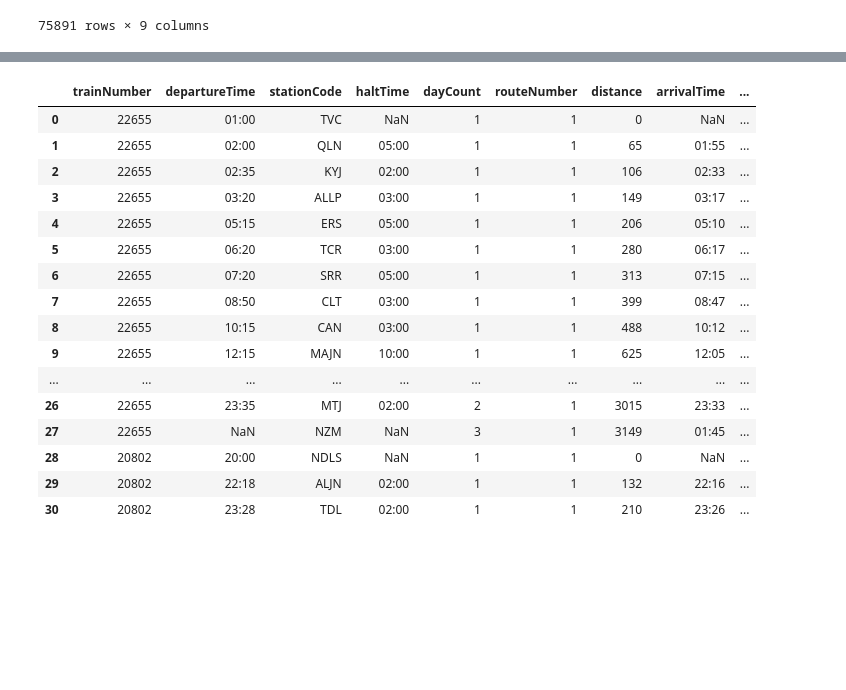
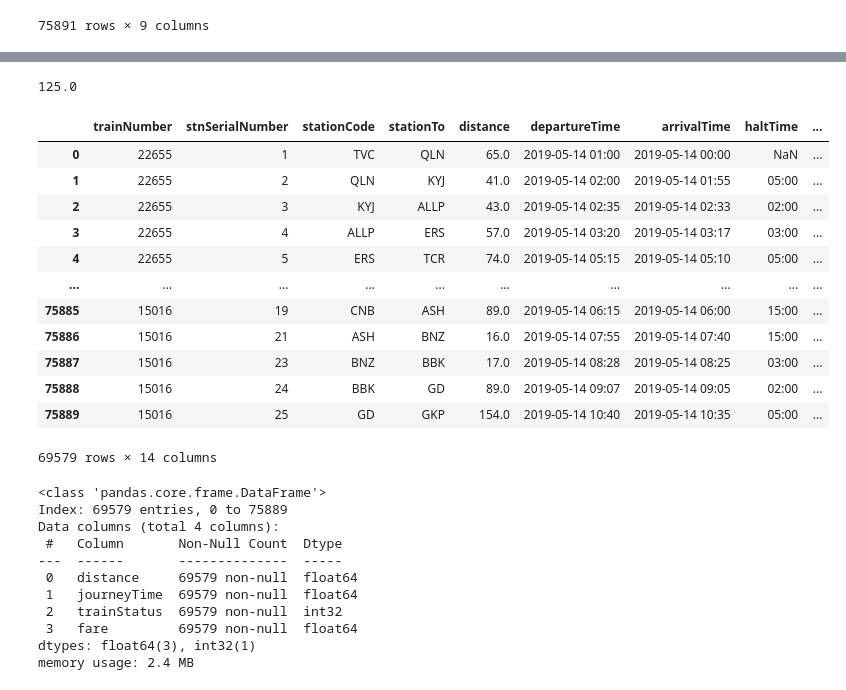
Before and after one commit to jadon1990/Indian-Railway-Fare-Prediction-Model, a Jupyter notebook: datapreparation.ipynb, the cells around one changed output, grey strips where cells are left out. Drawn from its saved outputs; the diff is of its cells as text; code cells hidden in the pictures; blank space fills up the shorter version.

```diff
--- a/datapreparation.ipynb
+++ b/datapreparation.ipynb
@@ -265,0 +252,4 @@ ValueError: cannot convert float NaN to integer
+# %%
+routeData['averageSpeed'] = routeData['distance']/(routeData['journeyTime']/60)
+# %%
+routeData['trainStatus'] = np.where(routeData['averageSpeed'] > 50, 1, 0)
@@ -266,20 +308,31 @@ ValueError: cannot convert float NaN to integer
+# %%
+calculateFare(1, 1, 0)
+# %% [output]
+125.0
+# %%
+baseFare = {
+        'base' : 50,
+        'superFase' : 100,
+        'perKM' : 50,
+        'time' : 25
+    }
+# %%
+routeData['fare'] = routeData['distance']*baseFare['perKM'] + routeData['journeyTime']*baseFare['time']
+routeData['fare'] = routeData['fare'] + np.where(routeData['trainStatus'] == 1, baseFare['superFase'], 0)
+# (baseFare['superFase'] if routeData['trainStatus'] else 0)
 # %%
-routeData.head(31)
+routeData
 # %% [output]
-|  | trainNumber | departureTime | stationCode | haltTime | dayCount | routeNumber | distance | arrivalTime | ... |
-| 0 | 22655 | 01:00 | TVC | NaN | 1 | 1 | 0 | NaN | ... |
-| 1 | 22655 | 02:00 | QLN | 05:00 | 1 | 1 | 65 | 01:55 | ... |
-| 2 | 22655 | 02:35 | KYJ | 02:00 | 1 | 1 | 106 | 02:33 | ... |
-| 3 | 22655 | 03:20 | ALLP | 03:00 | 1 | 1 | 149 | 03:17 | ... |
-| 4 | 22655 | 05:15 | ERS | 05:00 | 1 | 1 | 206 | 05:10 | ... |
-| 5 | 22655 | 06:20 | TCR | 03:00 | 1 | 1 | 280 | 06:17 | ... |
-| 6 | 22655 | 07:20 | SRR | 05:00 | 1 | 1 | 313 | 07:15 | ... |
-| 7 | 22655 | 08:50 | CLT | 03:00 | 1 | 1 | 399 | 08:47 | ... |
-| 8 | 22655 | 10:15 | CAN | 03:00 | 1 | 1 | 488 | 10:12 | ... |
-| 9 | 22655 | 12:15 | MAJN | 10:00 | 1 | 1 | 625 | 12:05 | ... |
+|  | trainNumber | stnSerialNumber | stationCode | stationTo | distance | departureTime | arrivalTime | haltTime | ... |
+| 0 | 22655 | 1 | TVC | QLN | 65.0 | 2019-05-14 01:00 | 2019-05-14 00:00 | NaN | ... |
+| 1 | 22655 | 2 | QLN | KYJ | 41.0 | 2019-05-14 02:00 | 2019-05-14 01:55 | 05:00 | ... |
+| 2 | 22655 | 3 | KYJ | ALLP | 43.0 | 2019-05-14 02:35 | 2019-05-14 02:33 | 02:00 | ... |
+| 3 | 22655 | 4 | ALLP | ERS | 57.0 | 2019-05-14 03:20 | 2019-05-14 03:17 | 03:00 | ... |
+| 4 | 22655 | 5 | ERS | TCR | 74.0 | 2019-05-14 05:15 | 2019-05-14 05:10 | 05:00 | ... |
 | ... | ... | ... | ... | ... | ... | ... | ... | ... | ... |
-| 26 | 22655 | 23:35 | MTJ | 02:00 | 2 | 1 | 3015 | 23:33 | ... |
-| 27 | 22655 | NaN | NZM | NaN | 3 | 1 | 3149 | 01:45 | ... |
-| 28 | 20802 | 20:00 | NDLS | NaN | 1 | 1 | 0 | NaN | ... |
-| 29 | 20802 | 22:18 | ALJN | 02:00 | 1 | 1 | 132 | 22:16 | ... |
-| 30 | 20802 | 23:28 | TDL | 02:00 | 1 | 1 | 210 | 23:26 | ... |
+| 75885 | 15016 | 19 | CNB | ASH | 89.0 | 2019-05-14 06:15 | 2019-05-14 06:00 | 15:00 | ... |
+| 75886 | 15016 | 21 | ASH | BNZ | 16.0 | 2019-05-14 07:55 | 2019-05-14 07:40 | 15:00 | ... |
+| 75887 | 15016 | 23 | BNZ | BBK | 17.0 | 2019-05-14 08:28 | 2019-05-14 08:25 | 03:00 | ... |
+| 75888 | 15016 | 24 | BBK | GD | 89.0 | 2019-05-14 09:07 | 2019-05-14 09:05 | 02:00 | ... |
+| 75889 | 15016 | 25 | GD | GKP | 154.0 | 2019-05-14 10:40 | 2019-05-14 10:35 | 05:00 | ... |
+69579 rows × 14 columns
@@ -285,0 +341,14 @@ routeData.head(31)
+# %%
+final_df.info()
+# %% [output]
+<class 'pandas.core.frame.DataFrame'>
+Index: 69579 entries, 0 to 75889
+Data columns (total 4 columns):
+ #   Column       Non-Null Count  Dtype
+---  ------       --------------  -----
+ 0   distance     69579 non-null  float64
+ 1   journeyTime  69579 non-null  float64
+ 2   trainStatus  69579 non-null  int32
+ 3   fare         69579 non-null  float64
+dtypes: float64(3), int32(1)
+memory usage: 2.4 MB
```
Also changed, not shown: parts of 35 cells of this notebook, 7 other files.
